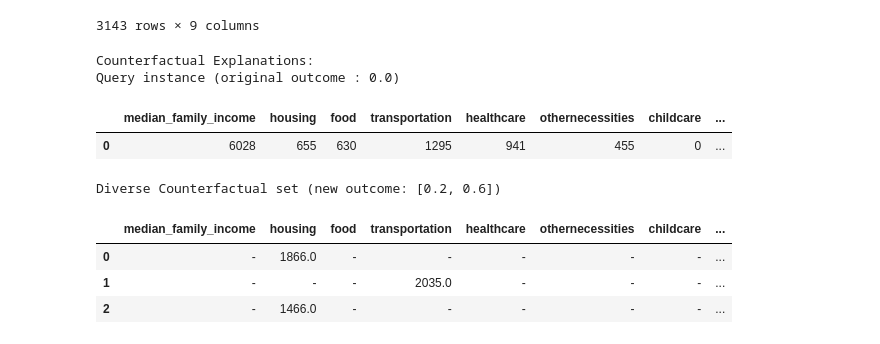
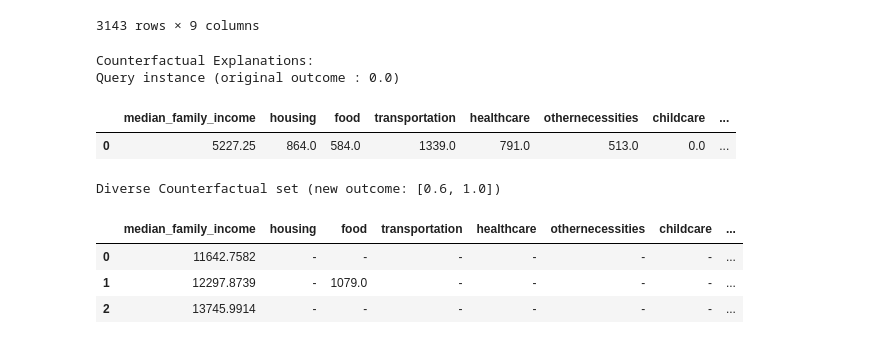
Before and after one commit to savinthie/Final_Year_Project_IDP_2024-2025, a Jupyter notebook: Final_IDP_model.ipynb, the cells around one changed output. Saved outputs shown, nothing was run; the diff lists cells and outputs as text; code cells hidden in the pictures.

Commit message:
Adjustment of the stability range in the counterfactuals

```diff
--- a/Final_IDP_model.ipynb
+++ b/Final_IDP_model.ipynb
@@ -877,7 +877,7 @@ explainer = LimeTabularExplainer(
     mode='regression'
 )
 
-data_row = [6028,655, 630, 1295, 941, 455,0,675]
+data_row = [5227.250000,864, 584, 1339, 791, 513,0,661]
 
 data_row = np.array(data_row) # This line is added to convert the list into a numpy array
 exp = explainer.explain_instance(
@@ -954,36 +954,36 @@ data_dice = dice_ml.Data(
 )
 
 
 # Wrap the TabNet Stability Model for DiCE
 class TabNetWrapper:
     def __init__(self, model):
         self.model = model
 
     def predict(self, input_data):
         input_data = np.array(input_data)
         return self.model.predict(input_data)
 
 dice_model = Modeldice(model=TabNetWrapper(tabnet_stab), backend="sklearn",  model_type='regressor')
 
 # Generate Counterfactuals
 # query_instance = y_exp_test_tabnet.iloc[[0]][y_exp_train_tabnet.columns.tolist()]
 counterfactuals = dice_ml.Dice(data_dice, dice_model, method="random")
 
 # Generate 3 diverse counterfactuals
 cf = counterfactuals.generate_counterfactuals(query_instance,
                                               total_CFs=3,
-                                              desired_range=[0.2, 0.6])  # Desired stability range
+                                              desired_range=[0.6, 1.0])  # Desired stability range
 
 # Display Counterfactuals
 print("\nCounterfactual Explanations:")
 cf.visualize_as_dataframe(show_only_changes=True)
 # %% [output]
 Counterfactual Explanations:
 Query instance (original outcome : 0.0)
 |  | median_family_income | housing | food | transportation | healthcare | othernecessities | childcare | ... |
-| 0 | 6028 | 655 | 630 | 1295 | 941 | 455 | 0 | ... |
+| 0 | 5227.25 | 864.0 | 584.0 | 1339.0 | 791.0 | 513.0 | 0.0 | ... |
-Diverse Counterfactual set (new outcome: [0.2, 0.6])
+Diverse Counterfactual set (new outcome: [0.6, 1.0])
 |  | median_family_income | housing | food | transportation | healthcare | othernecessities | childcare | ... |
-| 0 | - | 1866.0 | - | - | - | - | - | ... |
-| 1 | - | - | - | 2035.0 | - | - | - | ... |
-| 2 | - | 1466.0 | - | - | - | - | - | ... |
+| 0 | 11642.7582 | - | - | - | - | - | - | ... |
+| 1 | 12297.8739 | - | 1079.0 | - | - | - | - | ... |
+| 2 | 13745.9914 | - | - | - | - | - | - | ... |
```
